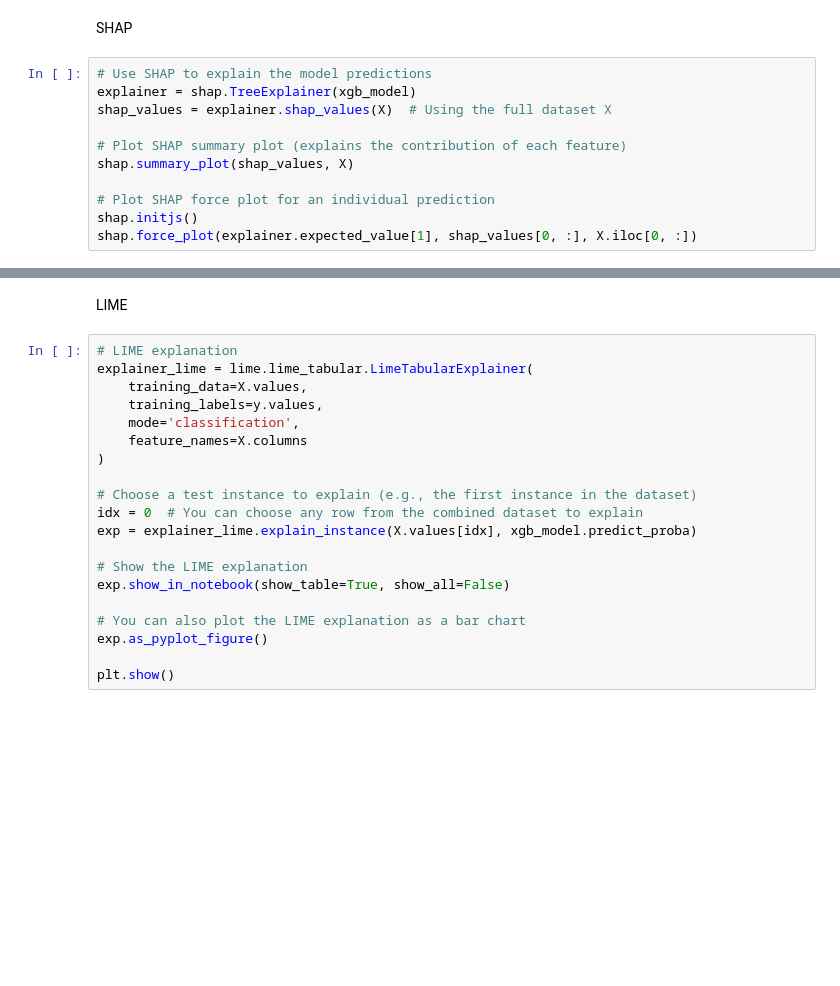
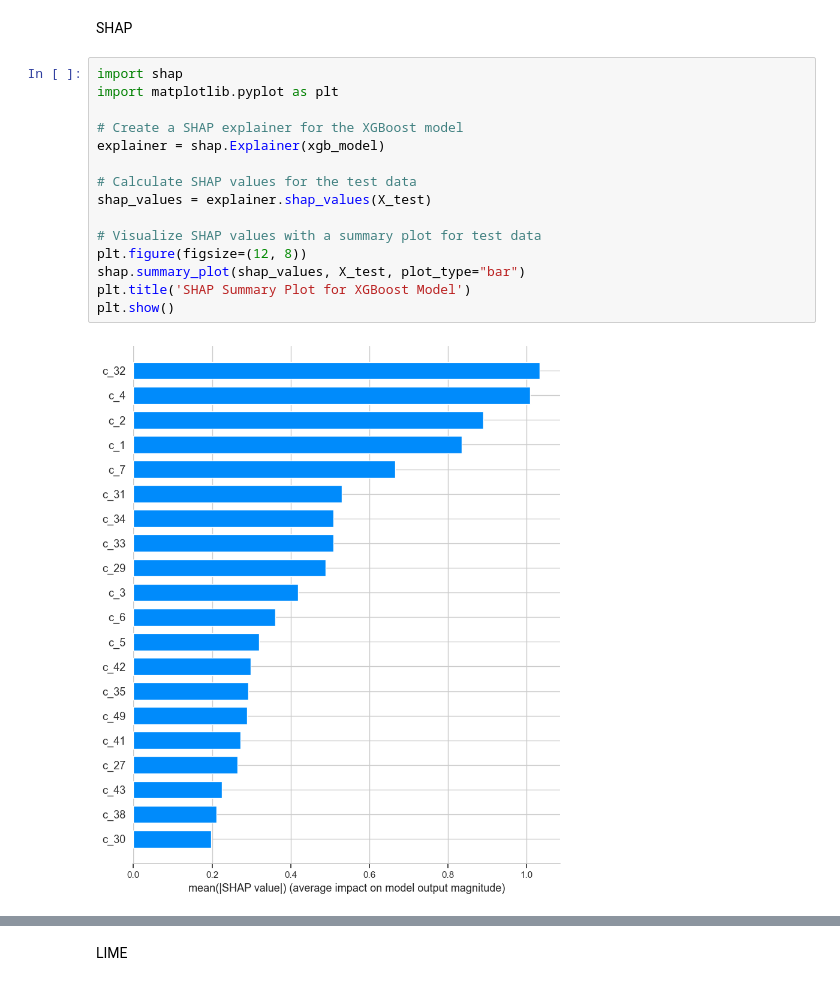
Before and after one commit to Ping-YUAN/heartbeat-analysis-ai, a Jupyter notebook: notebooks/explanation_global_local_ptb.ipynb, the cells around one changed output, grey strips where cells are left out. Saved outputs shown, nothing was run; the diff lists cells and outputs as text; blank space fills up the shorter version.

```diff
--- a/notebooks/explanation_global_local_ptb.ipynb
+++ b/notebooks/explanation_global_local_ptb.ipynb
@@ -176,13 +198,19 @@ ValueError: tree must be Booster, XGBModel or dict instance
 # %% [markdown]
 SHAP
-# %%
-# Use SHAP to explain the model predictions
-explainer = shap.TreeExplainer(xgb_model)
-shap_values = explainer.shap_values(X)  # Using the full dataset X
-
-# Plot SHAP summary plot (explains the contribution of each feature)
-shap.summary_plot(shap_values, X)
-
-# Plot SHAP force plot for an individual prediction
-shap.initjs()
-shap.force_plot(explainer.expected_value[1], shap_values[0, :], X.iloc[0, :])
+# %%
+import shap
+import matplotlib.pyplot as plt
+
+# Create a SHAP explainer for the XGBoost model
+explainer = shap.Explainer(xgb_model)
+
+# Calculate SHAP values for the test data
+shap_values = explainer.shap_values(X_test)
+
+# Visualize SHAP values with a summary plot for test data
+plt.figure(figsize=(12, 8))
+shap.summary_plot(shap_values, X_test, plot_type="bar")
+plt.title('SHAP Summary Plot for XGBoost Model')
+plt.show()
+# %% [output]
+[figure, added]
@@ -189,22 +218,2 @@ shap.force_plot(explainer.expected_value[1], shap_values[0, :], X.iloc[0, :])
 # %% [markdown]
 LIME
-# %%
-# LIME explanation
-explainer_lime = lime.lime_tabular.LimeTabularExplainer(
-    training_data=X.values,
-    training_labels=y.values,
-    mode='classification',
-    feature_names=X.columns
-)
-
-# Choose a test instance to explain (e.g., the first instance in the dataset)
-idx = 0  # You can choose any row from the combined dataset to explain
-exp = explainer_lime.explain_instance(X.values[idx], xgb_model.predict_proba)
-
-# Show the LIME explanation
-exp.show_in_notebook(show_table=True, show_all=False)
-
-# You can also plot the LIME explanation as a bar chart
-exp.as_pyplot_figure()
-
-plt.show()
```
Also changed, not shown: parts of 16 cells of this notebook.
